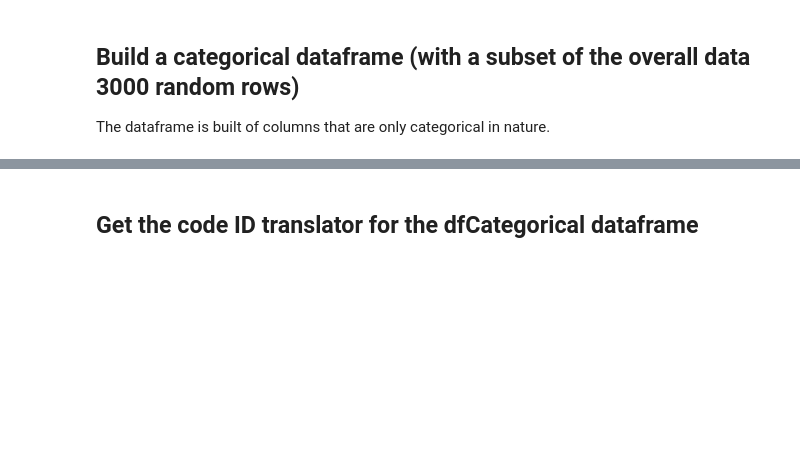
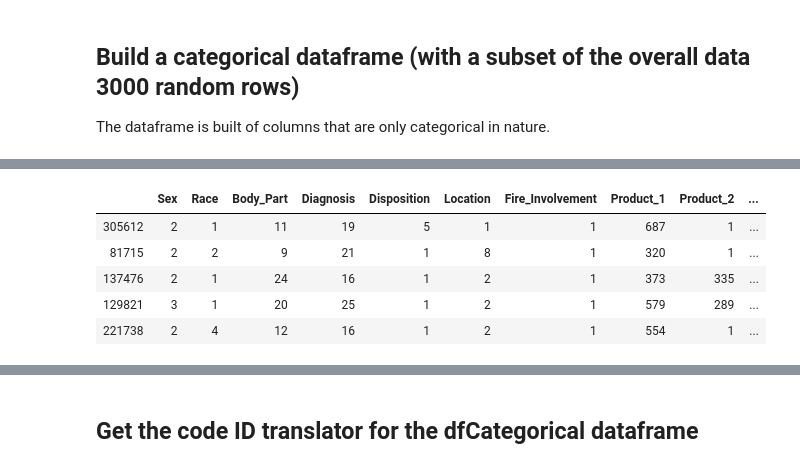
Before and after one commit to mrcorbett/MET_CS677_DataScienceWithPython, a Jupyter notebook: Project/bicycle_crashes_neiss_v10.ipynb, the cells around one changed output, grey strips where cells are left out. Cells and saved outputs as stored; diff of their text form; code cells hidden in the pictures; blank space fills up the shorter version.

```diff
--- a/Project/bicycle_crashes_neiss_v10.ipynb
+++ b/Project/bicycle_crashes_neiss_v10.ipynb
@@ -128,0 +190,9 @@ dfCategorical.head()
+# %%
+neissSubset.getDataframe().head()
+# %% [output]
+|  | Sex | Race | Body_Part | Diagnosis | Disposition | Location | Fire_Involvement | Product_1 | Product_2 | ... |
+| 305612 | 2 | 1 | 11 | 19 | 5 | 1 | 1 | 687 | 1 | ... |
+| 81715 | 2 | 2 | 9 | 21 | 1 | 8 | 1 | 320 | 1 | ... |
+| 137476 | 2 | 1 | 24 | 16 | 1 | 2 | 1 | 373 | 335 | ... |
+| 129821 | 3 | 1 | 20 | 25 | 1 | 2 | 1 | 579 | 289 | ... |
+| 221738 | 2 | 4 | 12 | 16 | 1 | 2 | 1 | 554 | 1 | ... |
```
Also changed, not shown: parts of 42 cells of this notebook, 23 other files.
